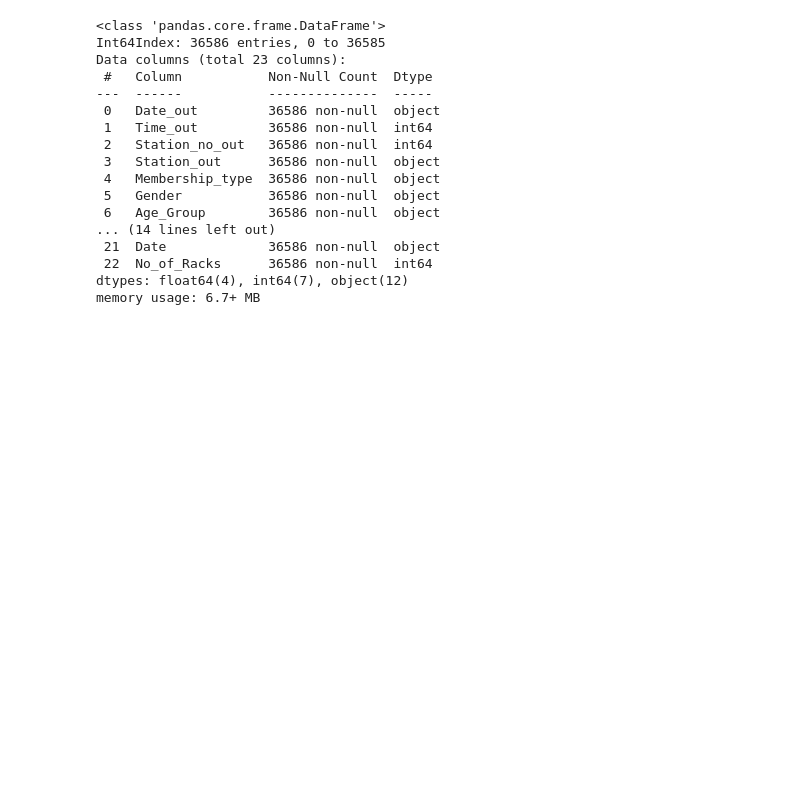
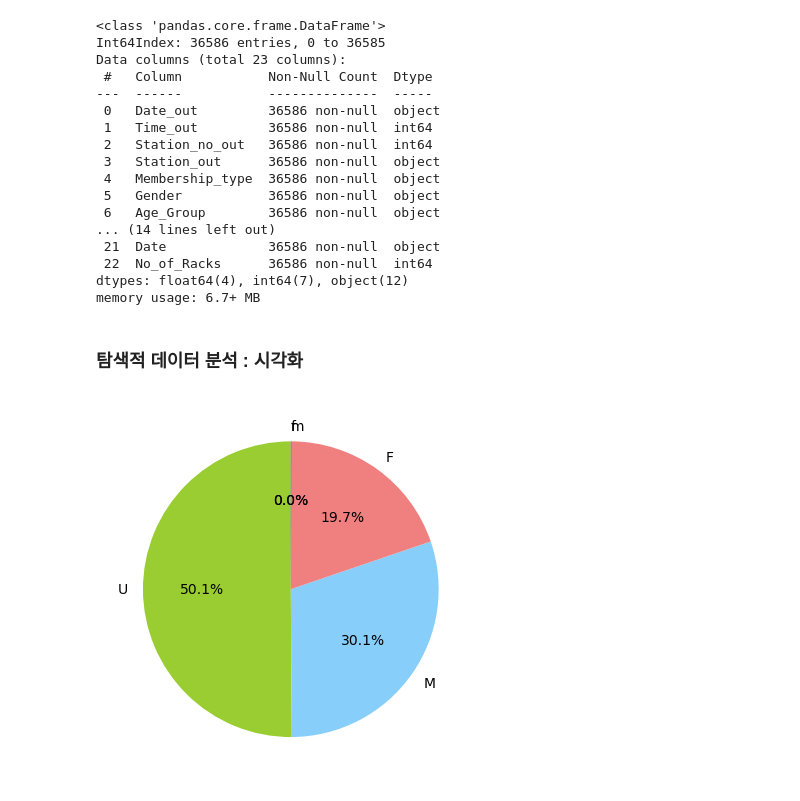
Before and after one commit to Yerial1125/e_learning1, a Jupyter notebook: Untitled.ipynb, the cells around one changed output. Cells and saved outputs as stored; diff of their text form; code cells hidden in the pictures; blank space fills up the shorter version.

```diff
--- a/Untitled.ipynb
+++ b/Untitled.ipynb
@@ -435,3 +435,16 @@ Data columns (total 23 columns):
  22  No_of_Racks      36586 non-null  int64
 dtypes: float64(4), int64(7), object(12)
 memory usage: 6.7+ MB
+# %% [markdown]
+### 탐색적 데이터 분석 : 시각화
+# %%
+import matplotlib.pyplot as plt
+import numpy as np
+
+labels = bike_data2.Gender.unique()
+sizes = bike_data2.Gender.value_counts()
+colors = ['yellowgreen','lightskyblue','lightcoral','blue','coral']
+plt.pie(sizes, labels=labels, colors=colors, autopct='%1.1f%%', startangle=90)
+plt.show()
+# %% [output]
+[figure, added]
```
Also changed, not shown: parts of 8 cells of this notebook.
